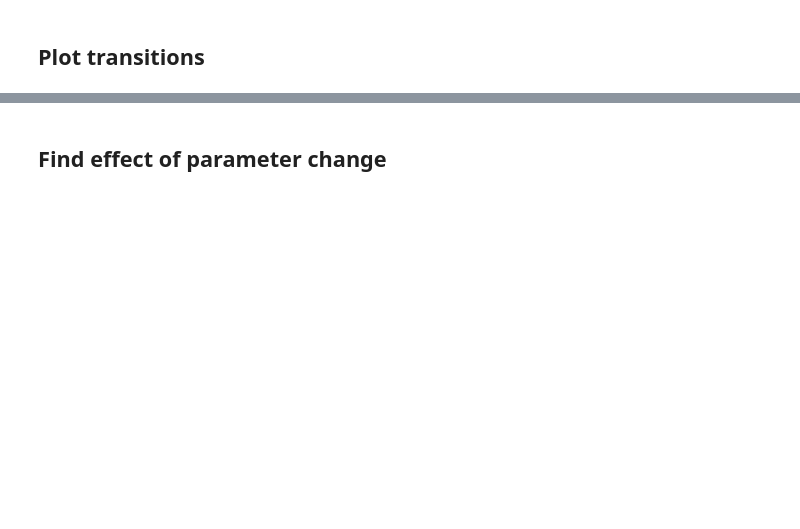
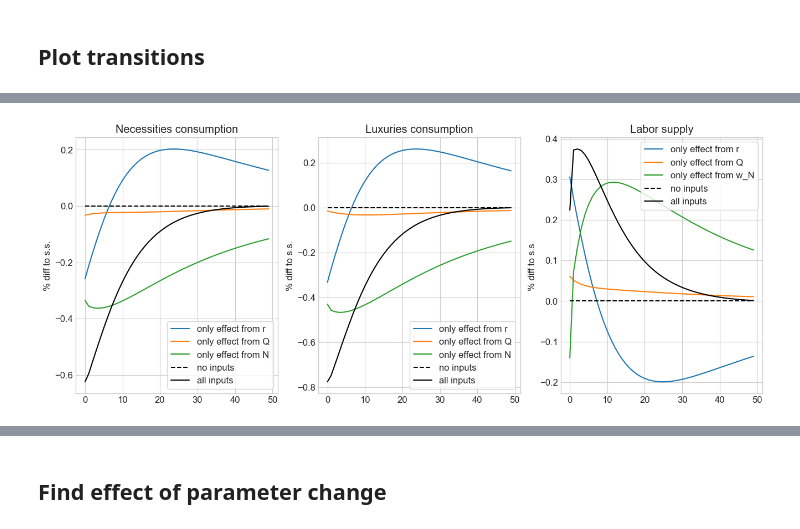
Before and after one commit to signehm0812/hank-speciale, a Jupyter notebook: two_sectors_subsistence/two_sector/HANK.ipynb, the cells around one changed output, grey strips where cells are left out. Cells and saved outputs as stored; diff of their text form; code cells hidden in the pictures; blank space fills up the shorter version.

```diff
--- a/two_sectors_subsistence/two_sector/HANK.ipynb
+++ b/two_sectors_subsistence/two_sector/HANK.ipynb
@@ -336,0 +359,92 @@ model.show_IRFs(paths,lvl_value=lvl_value,T_max=20,ncols=2)
+# %%
+T_max = 50
+
+fig = plt.figure(figsize=(16,6),dpi=100)
+
+ax = fig.add_subplot(1,3,1)
+i_color = 0
+for use_inputs in [['r'],['Q','P','p_L','p_N'],['N','w_N','d_N','d_L','tau'],None,'all']:
+
+    # a. compute
+    print(use_inputs)
+    path_alt = model.decompose_hh_path(do_print=False,use_inputs=use_inputs)
+    print('')
+
+    # b. plot
+    if use_inputs is None:
+        label = 'no inputs'
+        ls = '--'
+        color = 'black'
+    elif use_inputs == 'all':
+        label = 'all inputs'
+        ls = '-'
+        color = 'black'
+    else:
+        label = f'only effect from {use_inputs[0]}'
+        ls = '-'
+        color = colors[i_color]
+        i_color += 1
+
+    ax.plot((path_alt.C_N_hh[0,:50]/ss.C_N_hh-1)*100,ls=ls,color=color,label=label);
+ax.set_title('Necessities consumption')
+ax.set_ylabel('% diff to s.s.')
+ax.legend(frameon=True);
+
+ax = fig.add_subplot(1,3,2)
+i_color = 0
+for use_inputs in [['r'],['Q','P','p_L','p_N'],['N','w_N','d_N','d_L','tau'],None,'all']:
+
+    # a. compute
+    print(use_inputs)
+    path_alt = model.decompose_hh_path(do_print=False,use_inputs=use_inputs)
+    print('')
+
+    # b. plot
+    if use_inputs is None:
+        label = 'no inputs'
+        ls = '--'
+        color = 'black'
+    elif use_inputs == 'all':
+        label = 'all inputs'
+        ls = '-'
+        color = 'black'
+    else:
+        label = f'only effect from {use_inputs[0]}'
+        ls = '-'
+        color = colors[i_color]
+        i_color += 1
+
+    ax.plot((path_alt.C_L_hh[0,:50]/ss.C_L_hh-1)*100,ls=ls,color=color,label=label);
+ax.set_title('Luxuries consumption')
+ax.set_ylabel('% diff to s.s.')
+ax.legend(frameon=True);
+
+ax = fig.add_subplot(1,3,3)
+i_color = 0
+for use_inputs in [['r'],['Q','P','p_L','p_N'],['w_N','d_N','d_L','tau'],None,'all']:
+
+    # a. compute
+    print(use_inputs)
+    path_alt = model.decompose_hh_path(do_print=False,use_inputs=use_inputs)
+    print('')
+
+    # b. plot
+    if use_inputs is None:
+        label = 'no inputs'
+        ls = '--'
+        color = 'black'
+    elif use_inputs == 'all':
+        label = 'all inputs'
+        ls = '-'
+        color = 'black'
+    else:
+        label = f'only effect from {use_inputs[0]}'
+        ls = '-'
+        color = colors[i_color]
+        i_color += 1
+
+    ax.plot((path_alt.ELL_hh[0,:50]/ss.ELL_hh-1)*100,ls=ls,color=color,label=label);
+ax.set_title('Labor supply')
+ax.set_ylabel('% diff to s.s.')
+ax.legend(frameon=True);
+# %% [output]
@@ -336,0 +468 @@ model.show_IRFs(paths,lvl_value=lvl_value,T_max=20,ncols=2)
+[figure, added]
```
Also changed, not shown: parts of 35 cells of this notebook, 2 other files.
